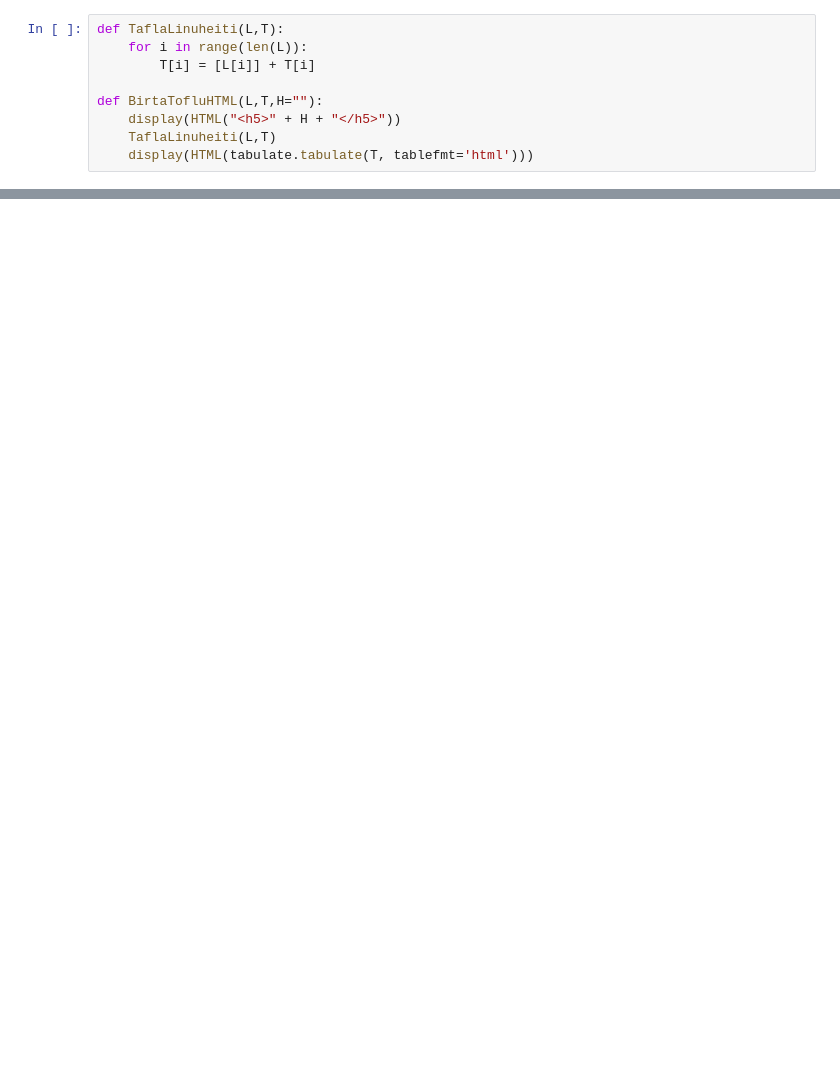
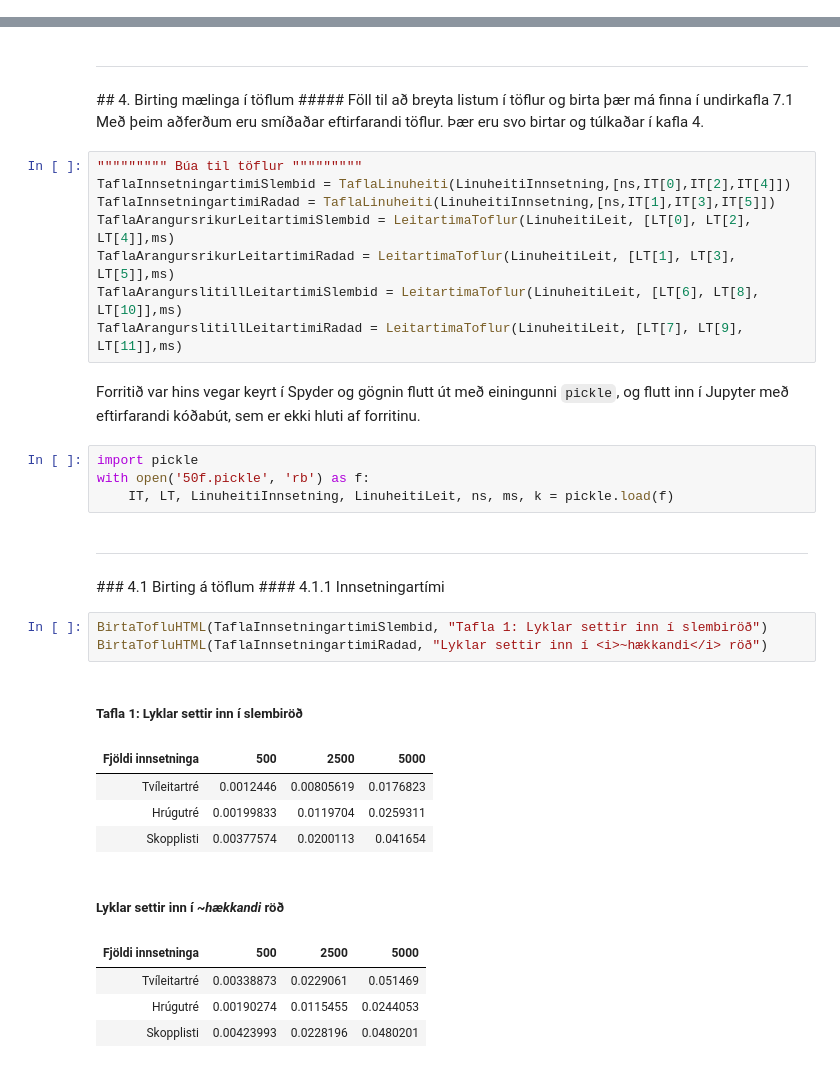
Before and after one commit to eokristjans/grr, a Jupyter notebook: v2/v2.ipynb, the cells around one changed output, grey strips where cells are left out. Cells and saved outputs as stored; diff of their text form; blank space fills up the shorter version.

```diff
--- a/v2/v2.ipynb
+++ b/v2/v2.ipynb
@@ -399,9 +0,0 @@ arangurslitillLeitartimiSkipListRadad = MaelaLeitartima(
-# %%
-def TaflaLinuheiti(L,T):
-    for i in range(len(L)):
-        T[i] = [L[i]] + T[i]
-
-def BirtaTofluHTML(L,T,H=""):
-    display(HTML("<h5>" + H + "</h5>"))
-    TaflaLinuheiti(L,T)
-    display(HTML(tabulate.tabulate(T, tablefmt='html')))
@@ -495,0 +576,38 @@ Leitartími þegar lyklar voru settir inn í hækkandi röð
+# %% [markdown]
+<hr>
+## 4. Birting mælinga í töflum
+##### Föll til að breyta listum í töflur og birta þær má finna í undirkafla 7.1
+
+Með þeim aðferðum eru smíðaðar eftirfarandi töflur. Þær eru svo birtar og túlkaðar í kafla 4.
+# %%
+""""""""" Búa til töflur """""""""
+TaflaInnsetningartimiSlembid = TaflaLinuheiti(LinuheitiInnsetning,[ns,IT[0],IT[2],IT[4]])
+TaflaInnsetningartimiRadad = TaflaLinuheiti(LinuheitiInnsetning,[ns,IT[1],IT[3],IT[5]])
+TaflaArangursrikurLeitartimiSlembid = LeitartimaToflur(LinuheitiLeit, [LT[0], LT[2], LT[4]],ms)
+TaflaArangursrikurLeitartimiRadad = LeitartimaToflur(LinuheitiLeit, [LT[1], LT[3], LT[5]],ms)
+TaflaArangurslitillLeitartimiSlembid = LeitartimaToflur(LinuheitiLeit, [LT[6], LT[8], LT[10]],ms)
+TaflaArangurslitillLeitartimiRadad = LeitartimaToflur(LinuheitiLeit, [LT[7], LT[9], LT[11]],ms)
+# %% [markdown]
+Forritið var hins vegar keyrt í Spyder og gögnin flutt út með einingunni `pickle`, og flutt inn í Jupyter með eftirfarandi kóðabút, sem er ekki hluti af forritinu.
+# %%
+import pickle
+with open('50f.pickle', 'rb') as f:
+    IT, LT, LinuheitiInnsetning, LinuheitiLeit, ns, ms, k = pickle.load(f)
+# %% [markdown]
+<hr>
+### 4.1 Birting á töflum
+#### 4.1.1 Innsetningartími
+# %%
+BirtaTofluHTML(TaflaInnsetningartimiSlembid, "Tafla 1: Lyklar settir inn í slembiröð")
+BirtaTofluHTML(TaflaInnsetningartimiRadad, "Lyklar settir inn í <i>~hækkandi</i> röð")
+# %% [output]
+Tafla 1: Lyklar settir inn í slembiröð
+| Fjöldi innsetninga | 500 | 2500 | 5000 |
+| Tvíleitartré | 0.0012446 | 0.00805619 | 0.0176823 |
+| Hrúgutré | 0.00199833 | 0.0119704 | 0.0259311 |
+| Skopplisti | 0.00377574 | 0.0200113 | 0.041654 |
+Lyklar settir inn í ~hækkandi röð
+| Fjöldi innsetninga | 500 | 2500 | 5000 |
+| Tvíleitartré | 0.00338873 | 0.0229061 | 0.051469 |
+| Hrúgutré | 0.00190274 | 0.0115455 | 0.0244053 |
+| Skopplisti | 0.00423993 | 0.0228196 | 0.0480201 |
```
Also changed, not shown: parts of 70 cells of this notebook, 23 other files.
